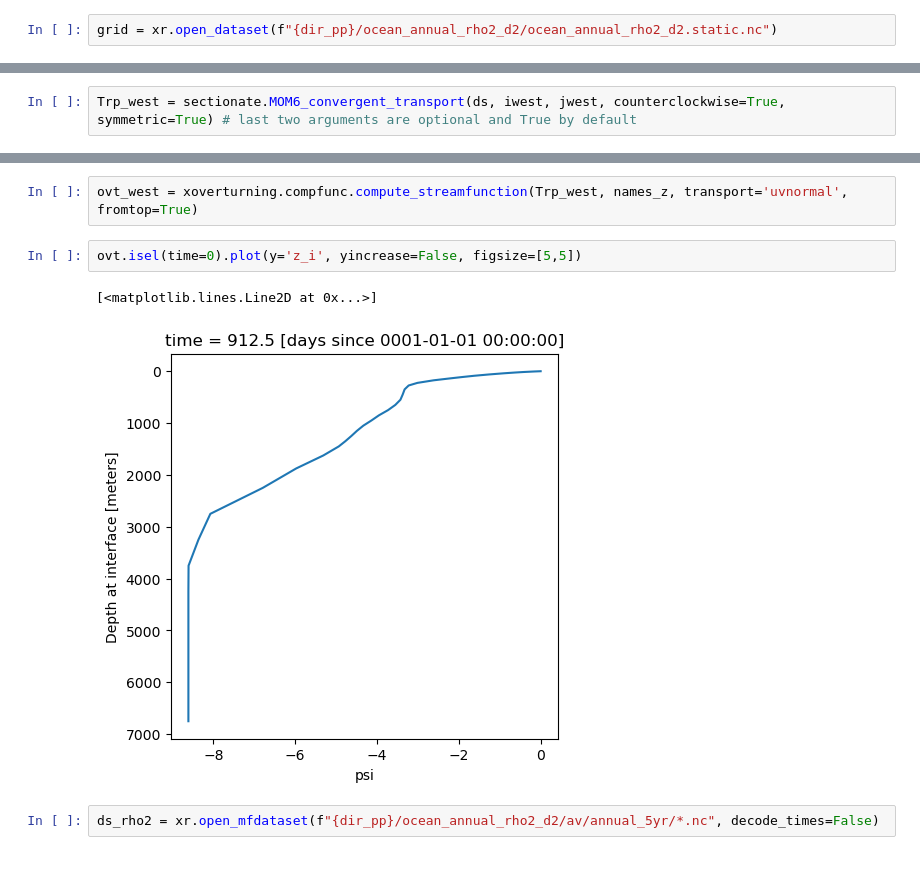
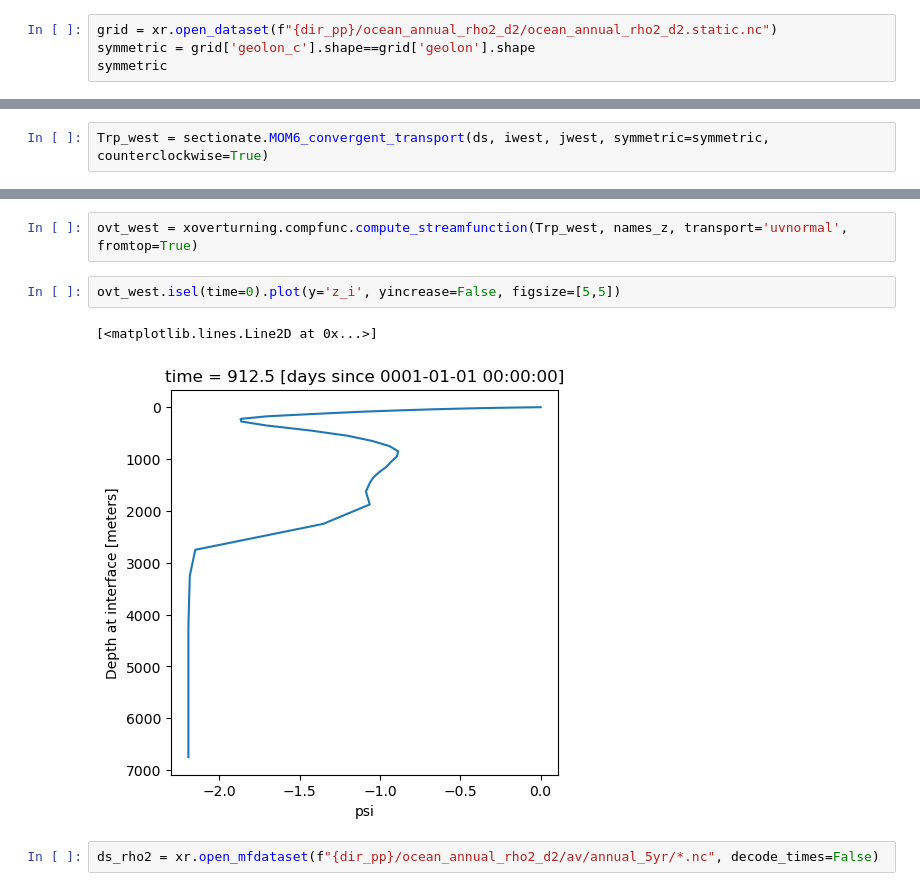
Before and after one commit to MOM6-community/sectionate, a Jupyter notebook: examples/OSNAP_transports_CM4p125.ipynb, the cells around one changed output, grey strips where cells are left out. Drawn from its saved outputs; the diff is of its cells as text.

Commit message:
Utilities for finding the (lon, lat) of (U,V) points along section
- Changed uvpoints from a list of dictionaries (which is inconvenient to index) into a dictionary of lists
- Updated notebooks

```diff
--- a/examples/OSNAP_transports_CM4p125.ipynb
+++ b/examples/OSNAP_transports_CM4p125.ipynb
@@ -15,3 +18,5 @@ xr.set_options(display_style="text")
 dir_pp = '/archive/Raphael.Dussin/FMS2019.01.03_devgfdl_20210706/CM4_piControl_c192_OM4p125_test_v6_proto2/gfdl.ncrc4-intel18-prod-openmp/pp/'
 # %%
 grid = xr.open_dataset(f"{dir_pp}/ocean_annual_rho2_d2/ocean_annual_rho2_d2.static.nc")
+symmetric = grid['geolon_c'].shape==grid['geolon'].shape
+symmetric
@@ -99,7 +106,7 @@ plt.show()
 # %%
 T_west = sectionate.MOM6_extract_hydro(ds['thetao'], iwest, jwest)
 # %%
-Trp_west = sectionate.MOM6_convergent_transport(ds, iwest, jwest, counterclockwise=True, symmetric=True) # last two arguments are optional and True by default
+Trp_west = sectionate.MOM6_convergent_transport(ds, iwest, jwest, symmetric=symmetric, counterclockwise=True)
 # %%
 plt.figure(figsize=(15, 4))
 Trp_west.isel(time=0)['uvnormal'].plot(cmap='RdBu_r', yincrease=False, ylim=[4000,0], robust=True)
@@ -164,10 +171,10 @@ names_rho2 = {'x_center': 'sect',
 # %%
 ovt_west = xoverturning.compfunc.compute_streamfunction(Trp_west, names_z, transport='uvnormal', fromtop=True)
 # %%
-ovt.isel(time=0).plot(y='z_i', yincrease=False, figsize=[5,5])
+ovt_west.isel(time=0).plot(y='z_i', yincrease=False, figsize=[5,5])
 # %% [output]
 [<matplotlib.lines.Line2D at 0x...>]
-[figure, old version]
+[figure, new version]
 # %%
 ds_rho2 = xr.open_mfdataset(f"{dir_pp}/ocean_annual_rho2_d2/av/annual_5yr/*.nc", decode_times=False)
 # %%
```
Also changed, not shown: parts of 13 cells of this notebook, 3 other files.
